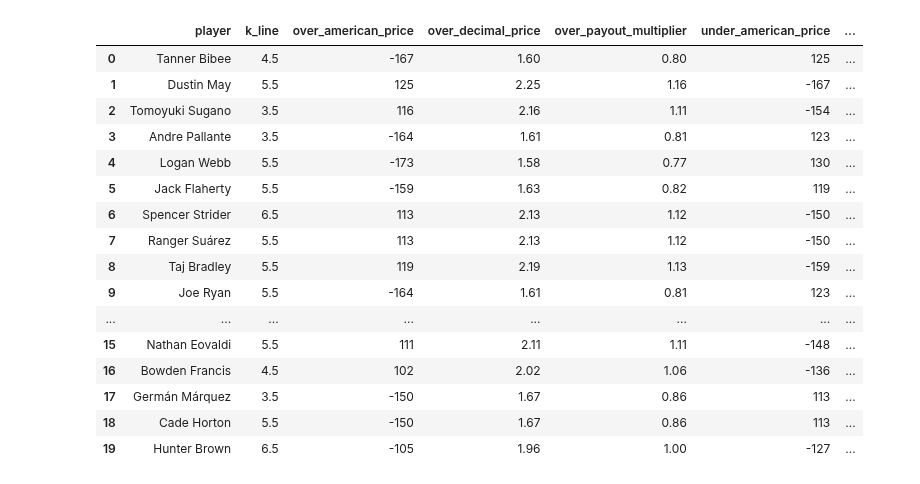
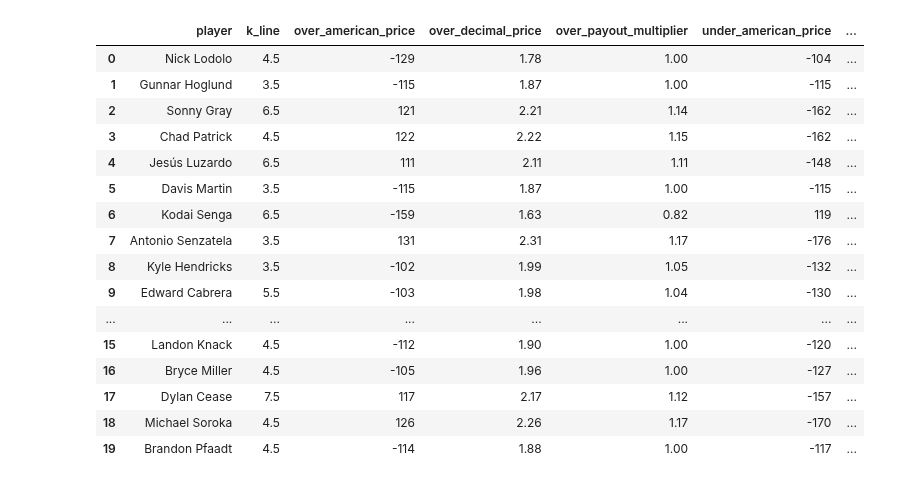
Before and after one commit to b00se/sportsbalf, a Jupyter notebook: notebooks/pitcher_prediction.ipynb, the cells around one changed output. Cells and saved outputs as stored; diff of their text form; code cells hidden in the pictures.

Commit message:
fetch and parse today's lines

```diff
--- a/notebooks/pitcher_prediction.ipynb
+++ b/notebooks/pitcher_prediction.ipynb
@@ -1,27 +1,27 @@
 # %%
 import pandas as pd
 import json
 
 lines = pd.read_csv("../data/lines/strikeouts.csv")
-lines.head(20)
+lines.head(99)
 # %% [output]
 |  | player | k_line | over_american_price | over_decimal_price | over_payout_multiplier | under_american_price | ... |
-| 0 | Tanner Bibee | 4.5 | -167 | 1.60 | 0.80 | 125 | ... |
-| 1 | Dustin May | 5.5 | 125 | 2.25 | 1.16 | -167 | ... |
-| 2 | Tomoyuki Sugano | 3.5 | 116 | 2.16 | 1.11 | -154 | ... |
-| 3 | Andre Pallante | 3.5 | -164 | 1.61 | 0.81 | 123 | ... |
-| 4 | Logan Webb | 5.5 | -173 | 1.58 | 0.77 | 130 | ... |
-| 5 | Jack Flaherty | 5.5 | -159 | 1.63 | 0.82 | 119 | ... |
-| 6 | Spencer Strider | 6.5 | 113 | 2.13 | 1.12 | -150 | ... |
-| 7 | Ranger Suárez | 5.5 | 113 | 2.13 | 1.12 | -150 | ... |
-| 8 | Taj Bradley | 5.5 | 119 | 2.19 | 1.13 | -159 | ... |
-| 9 | Joe Ryan | 5.5 | -164 | 1.61 | 0.81 | 123 | ... |
+| 0 | Nick Lodolo | 4.5 | -129 | 1.78 | 1.00 | -104 | ... |
+| 1 | Gunnar Hoglund | 3.5 | -115 | 1.87 | 1.00 | -115 | ... |
+| 2 | Sonny Gray | 6.5 | 121 | 2.21 | 1.14 | -162 | ... |
+| 3 | Chad Patrick | 4.5 | 122 | 2.22 | 1.15 | -162 | ... |
+| 4 | Jesús Luzardo | 6.5 | 111 | 2.11 | 1.11 | -148 | ... |
+| 5 | Davis Martin | 3.5 | -115 | 1.87 | 1.00 | -115 | ... |
+| 6 | Kodai Senga | 6.5 | -159 | 1.63 | 0.82 | 119 | ... |
+| 7 | Antonio Senzatela | 3.5 | 131 | 2.31 | 1.17 | -176 | ... |
+| 8 | Kyle Hendricks | 3.5 | -102 | 1.99 | 1.05 | -132 | ... |
+| 9 | Edward Cabrera | 5.5 | -103 | 1.98 | 1.04 | -130 | ... |
 | ... | ... | ... | ... | ... | ... | ... | ... |
-| 15 | Nathan Eovaldi | 5.5 | 111 | 2.11 | 1.11 | -148 | ... |
-| 16 | Bowden Francis | 4.5 | 102 | 2.02 | 1.06 | -136 | ... |
-| 17 | Germán Márquez | 3.5 | -150 | 1.67 | 0.86 | 113 | ... |
-| 18 | Cade Horton | 5.5 | -150 | 1.67 | 0.86 | 113 | ... |
-| 19 | Hunter Brown | 6.5 | -105 | 1.96 | 1.00 | -127 | ... |
+| 15 | Landon Knack | 4.5 | -112 | 1.90 | 1.00 | -120 | ... |
+| 16 | Bryce Miller | 4.5 | -105 | 1.96 | 1.00 | -127 | ... |
+| 17 | Dylan Cease | 7.5 | 117 | 2.17 | 1.12 | -157 | ... |
+| 18 | Michael Soroka | 4.5 | 126 | 2.26 | 1.17 | -170 | ... |
+| 19 | Brandon Pfaadt | 4.5 | -114 | 1.88 | 1.00 | -117 | ... |
 # %%
 
 probables = lines['player'].unique().tolist()
```
Also changed, not shown: parts of 8 cells of this notebook, 2 other files.
